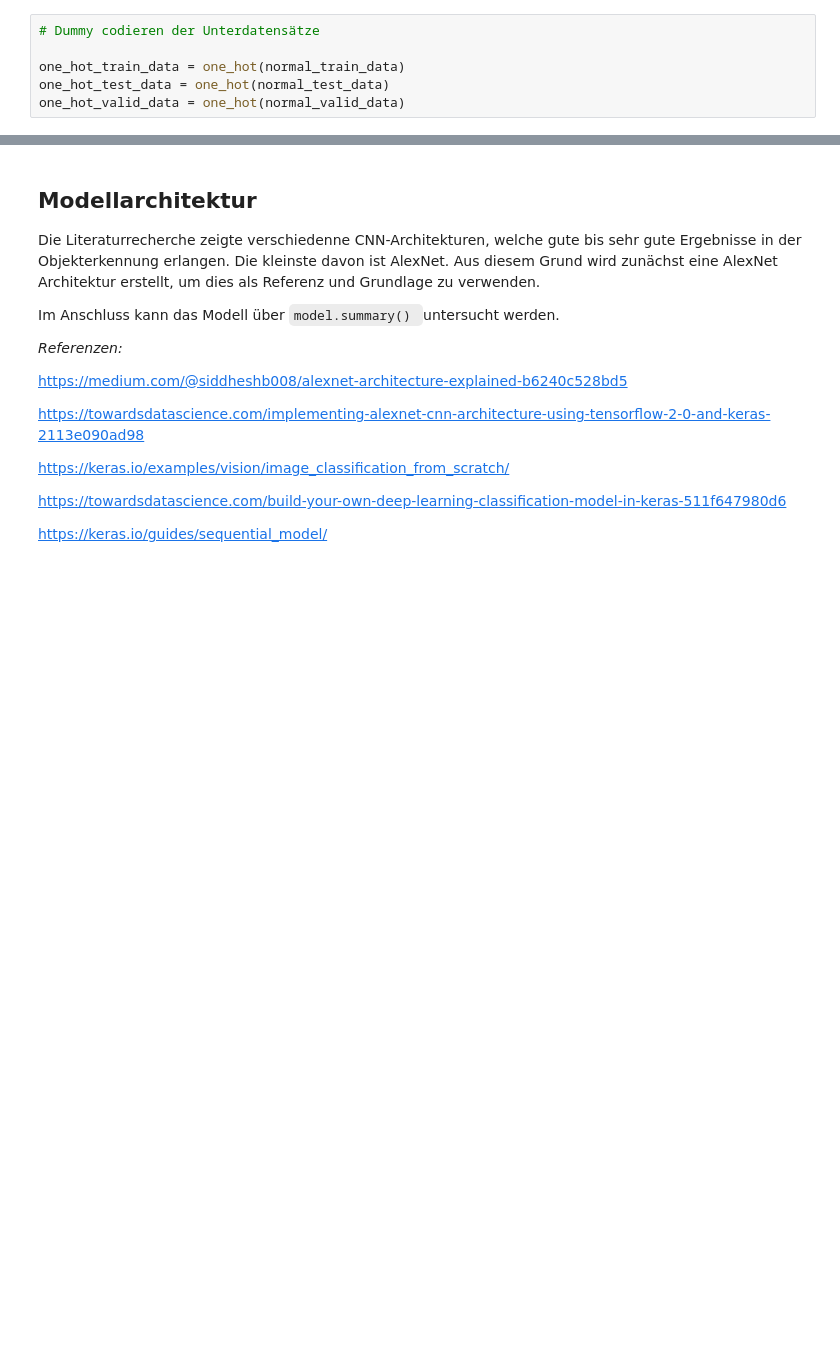
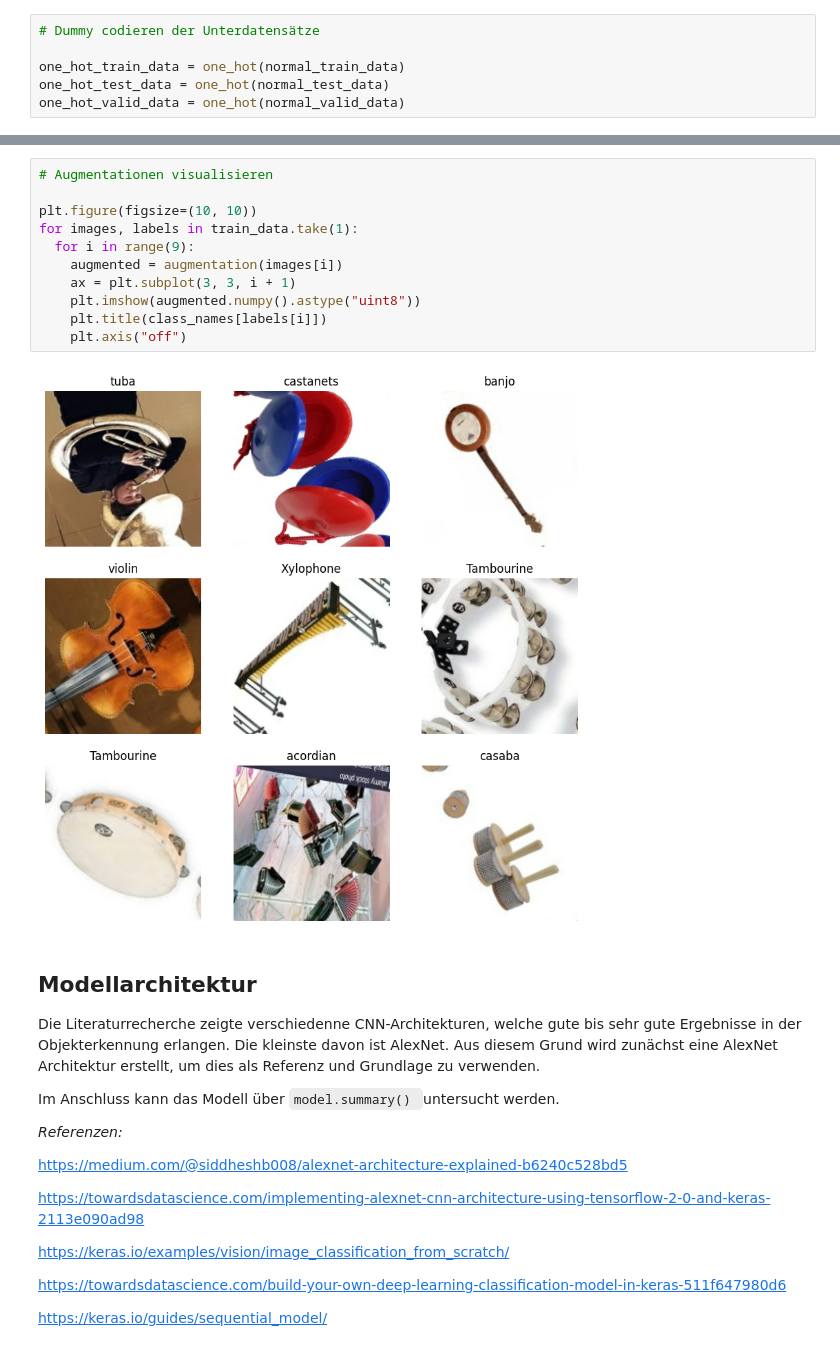
Before and after one commit to Kusakawama/MADS_CNN, a Jupyter notebook: ML_cleaned.ipynb, the cells around one changed output, grey strips where cells are left out. Saved outputs shown, nothing was run; the diff lists cells and outputs as text; blank space fills up the shorter version.

```diff
--- a/ML_cleaned.ipynb
+++ b/ML_cleaned.ipynb
@@ -407,3 +489,16 @@ One-Hot Label: [[0. 0. 0. 0. 0. 0. 0. 0. 1. 0. 0. 0. 0. 0. 0. 0. 0. 0. 0. 0. 0.
+# %%
+# Augmentationen visualisieren
+
+plt.figure(figsize=(10, 10))
+for images, labels in train_data.take(1):
+  for i in range(9):
+    augmented = augmentation(images[i])
+    ax = plt.subplot(3, 3, i + 1)
+    plt.imshow(augmented.numpy().astype("uint8"))
+    plt.title(class_names[labels[i]])
+    plt.axis("off")
+# %% [output]
+[figure, added]
 # %% [markdown]
 ## Modellarchitektur
 
```
Also changed, not shown: parts of 12 cells of this notebook.
